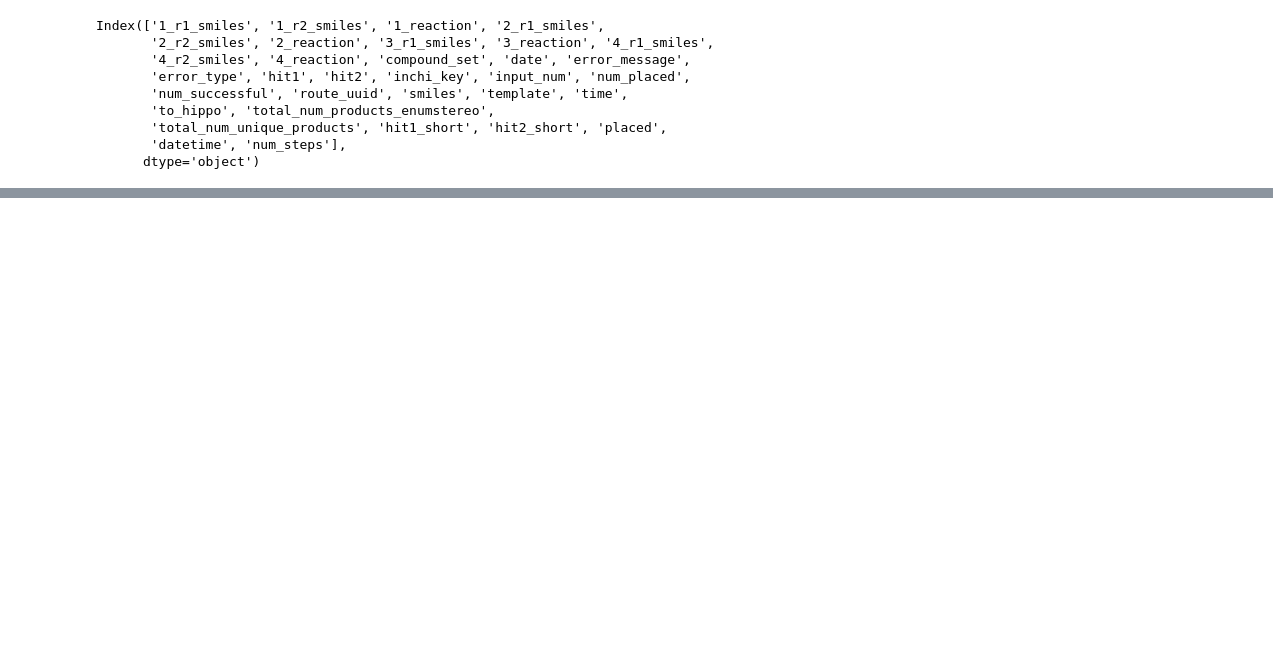
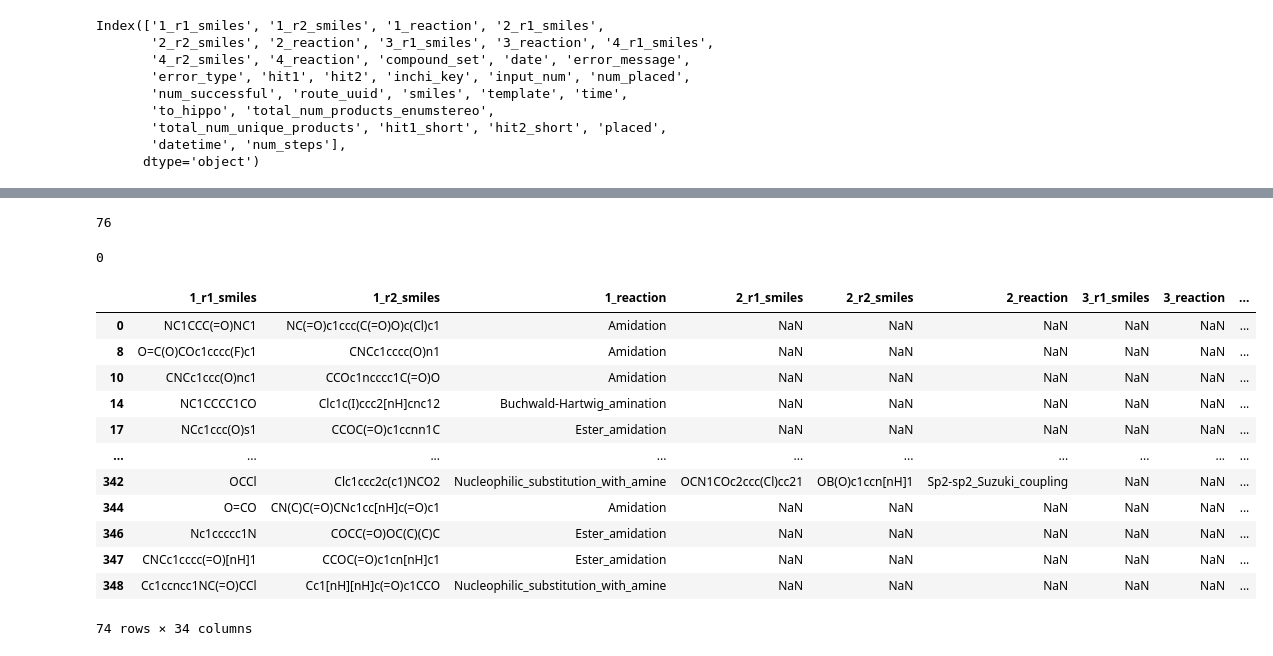
Before and after one commit to kate-fie/CHIKV-Mac-syndirella-run, a Jupyter notebook: nbs/chemistry.ipynb, the cells around one changed output, grey strips where cells are left out. Drawn from its saved outputs; the diff is of its cells as text; code cells hidden in the pictures; blank space fills up the shorter version.

```diff
--- a/nbs/chemistry.ipynb
+++ b/nbs/chemistry.ipynb
@@ -55,3 +57,8 @@ non_car
 # %%
 car.to_csv('sept10_syndirella_CHIKV_MAC_car_routes.csv', index=False)
 non_car.to_csv('sept10_syndirella_CHIKV_MAC_no_car_routes.csv', index=False)
+# %%
+# update the car routes with the base compounds we have
+df = pd.read_csv('../sept23_syndirella_final_output_all.csv')
+df['flat_inchi'] = df['smiles'].apply(lambda x: rdinchi.InchiToInchiKey(rdinchi.MolToInchi(Chem.MolFromSmiles(Chem.MolToSmiles(Chem.MolFromSmiles(x), isomericSmiles=False)))[0]))
+df
@@ -57,0 +153,27 @@ non_car.to_csv('sept10_syndirella_CHIKV_MAC_no_car_routes.csv', index=False)
+# %%
+len(df)
+# %% [output]
+76
+# %%
+# which inchis not found
+not_found = list(set(inchis) - set(df['flat_inchi']))
+len(not_found)
+# %% [output]
+0
+# %%
+df = df[~df['to_hippo'].isna()]
+df
+# %% [output]
+|  | 1_r1_smiles | 1_r2_smiles | 1_reaction | 2_r1_smiles | 2_r2_smiles | 2_reaction | 3_r1_smiles | 3_reaction | ... |
+| 0 | NC1CCC(=O)NC1 | NC(=O)c1ccc(C(=O)O)c(Cl)c1 | Amidation | NaN | NaN | NaN | NaN | NaN | ... |
+| 8 | O=C(O)COc1cccc(F)c1 | CNCc1cccc(O)n1 | Amidation | NaN | NaN | NaN | NaN | NaN | ... |
+| 10 | CNCc1ccc(O)nc1 | CCOc1ncccc1C(=O)O | Amidation | NaN | NaN | NaN | NaN | NaN | ... |
+| 14 | NC1CCCC1CO | Clc1c(I)ccc2[nH]cnc12 | Buchwald-Hartwig_amination | NaN | NaN | NaN | NaN | NaN | ... |
+| 17 | NCc1ccc(O)s1 | CCOC(=O)c1ccnn1C | Ester_amidation | NaN | NaN | NaN | NaN | NaN | ... |
+| ... | ... | ... | ... | ... | ... | ... | ... | ... | ... |
+| 342 | OCCl | Clc1ccc2c(c1)NCO2 | Nucleophilic_substitution_with_amine | OCN1COc2ccc(Cl)cc21 | OB(O)c1ccn[nH]1 | Sp2-sp2_Suzuki_coupling | NaN | NaN | ... |
+| 344 | O=CO | CN(C)C(=O)CNc1cc[nH]c(=O)c1 | Amidation | NaN | NaN | NaN | NaN | NaN | ... |
+| 346 | Nc1ccccc1N | COCC(=O)OC(C)(C)C | Ester_amidation | NaN | NaN | NaN | NaN | NaN | ... |
+| 347 | CNCc1cccc(=O)[nH]1 | CCOC(=O)c1cn[nH]c1 | Ester_amidation | NaN | NaN | NaN | NaN | NaN | ... |
+| 348 | Cc1ccncc1NC(=O)CCl | Cc1[nH][nH]c(=O)c1CCO | Nucleophilic_substitution_with_amine | NaN | NaN | NaN | NaN | NaN | ... |
+74 rows × 34 columns
```
Also changed, not shown: parts of 12 cells of this notebook, 10 other files.
